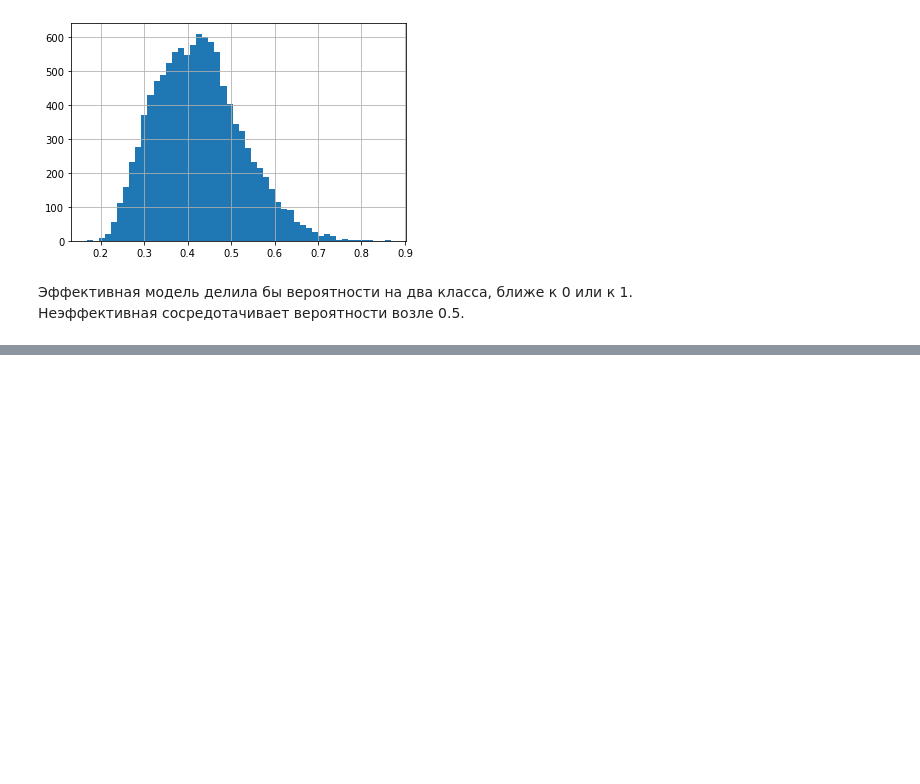
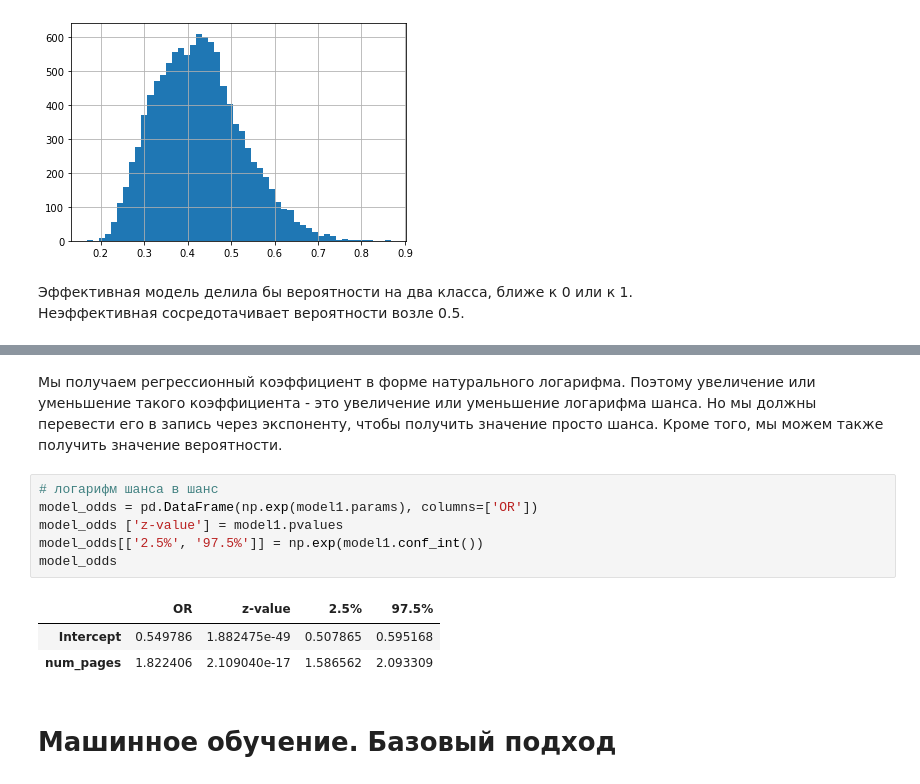
Before and after one commit to anastasiaaam/goodreads, a Jupyter notebook: goodreads_4.ipynb, the cells around one changed output, grey strips where cells are left out. Saved outputs shown, nothing was run; the diff lists cells and outputs as text; blank space fills up the shorter version.

```diff
--- a/goodreads_4.ipynb
+++ b/goodreads_4.ipynb
@@ -335,0 +363,14 @@ proba.hist(bins=50)
+# %% [markdown]
+Мы получаем регрессионный коэффициент в форме натурального логарифма. Поэтому увеличение или уменьшение такого коэффициента - это увеличение или уменьшение логарифма шанса. Но мы должны перевести его в запись через экспоненту, чтобы получить значение просто шанса. Кроме того, мы можем также получить значение вероятности.
+# %%
+# логарифм шанса в шанс
+model_odds = pd.DataFrame(np.exp(model1.params), columns=['OR'])
+model_odds ['z-value'] = model1.pvalues
+model_odds[['2.5%', '97.5%']] = np.exp(model1.conf_int())
+model_odds
+# %% [output]
+|  | OR | z-value | 2.5% | 97.5% |
+| Intercept | 0.549786 | 1.882475e-49 | 0.507865 | 0.595168 |
+| num_pages | 1.822406 | 2.109040e-17 | 1.586562 | 2.093309 |
+# %% [markdown]
+# Машинное обучение. Базовый подход
```
Also changed, not shown: parts of 22 cells of this notebook.
